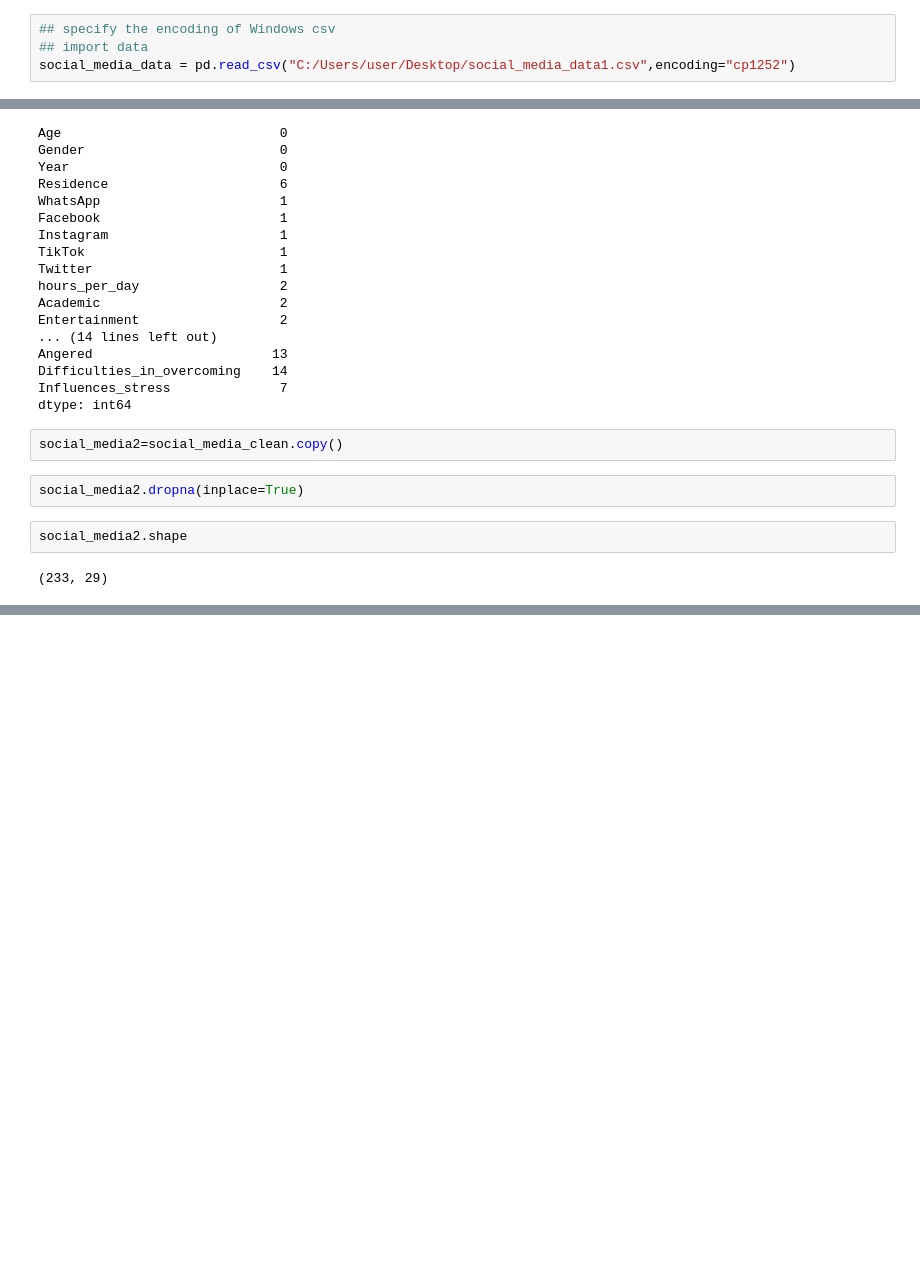
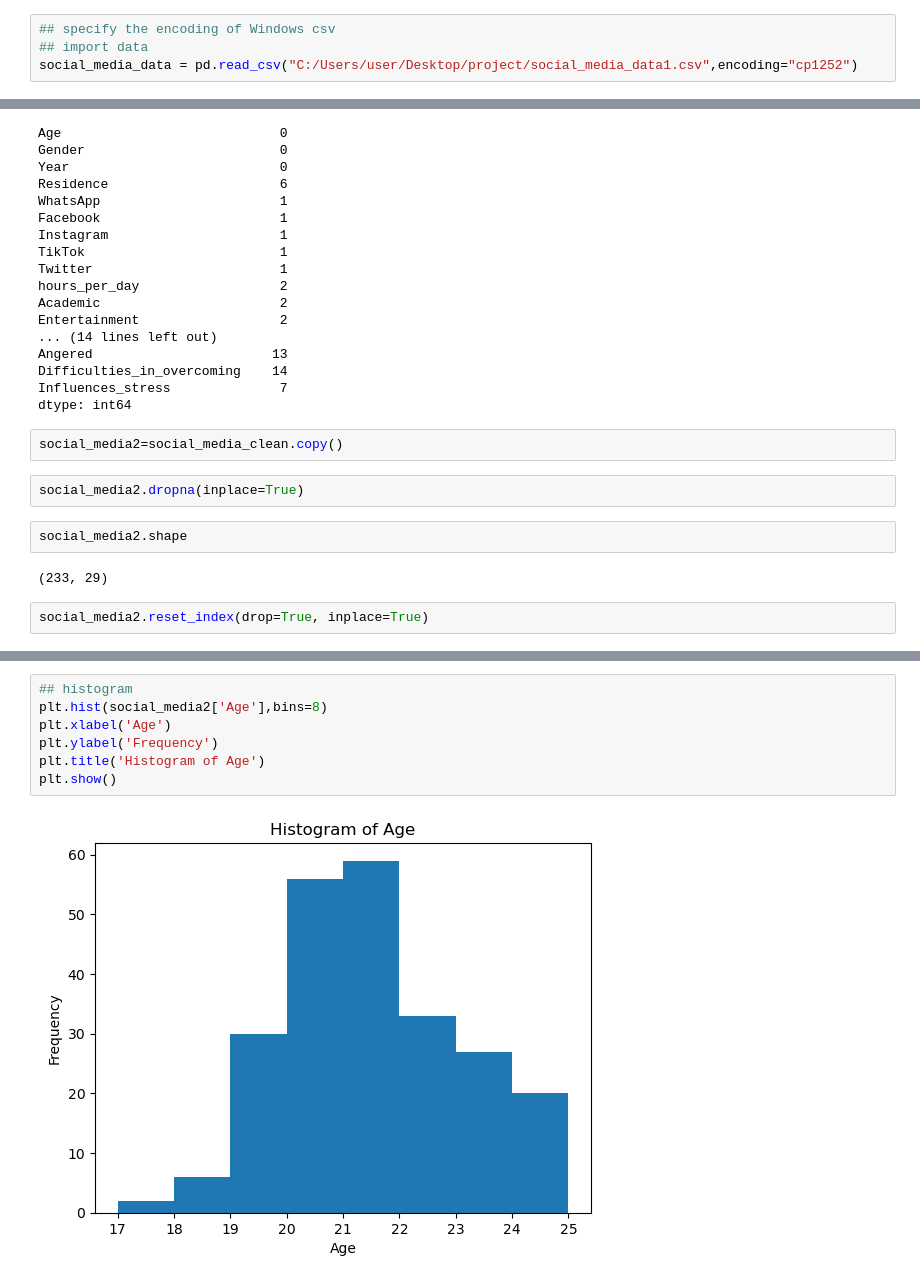
Before and after one commit to boaz-nya/stress_levels_project, a Jupyter notebook: data_cleaning.ipynb, the cells around one changed output, grey strips where cells are left out. Saved outputs shown, nothing was run; the diff lists cells and outputs as text; blank space fills up the shorter version.

Commit message:
data analysis

```diff
--- a/data_cleaning.ipynb
+++ b/data_cleaning.ipynb
@@ -3,7 +5,7 @@ import pandas as pd
 # %%
 ## specify the encoding of Windows csv
 ## import data
-social_media_data = pd.read_csv("C:/Users/user/Desktop/social_media_data1.csv",encoding="cp1252")
+social_media_data = pd.read_csv("C:/Users/user/Desktop/project/social_media_data1.csv",encoding="cp1252")
 # %%
 social_media_data.shape
 # %% [output]
@@ -258,3 +260,5 @@ social_media2.dropna(inplace=True)
 social_media2.shape
 # %% [output]
 (233, 29)
+# %%
+social_media2.reset_index(drop=True, inplace=True)
@@ -260,0 +336,9 @@ social_media2.shape
+# %%
+## histogram
+plt.hist(social_media2['Age'],bins=8)
+plt.xlabel('Age')
+plt.ylabel('Frequency')
+plt.title('Histogram of Age')
+plt.show()
+# %% [output]
+[figure, added]
```
Also changed, not shown: parts of 34 cells of this notebook.
